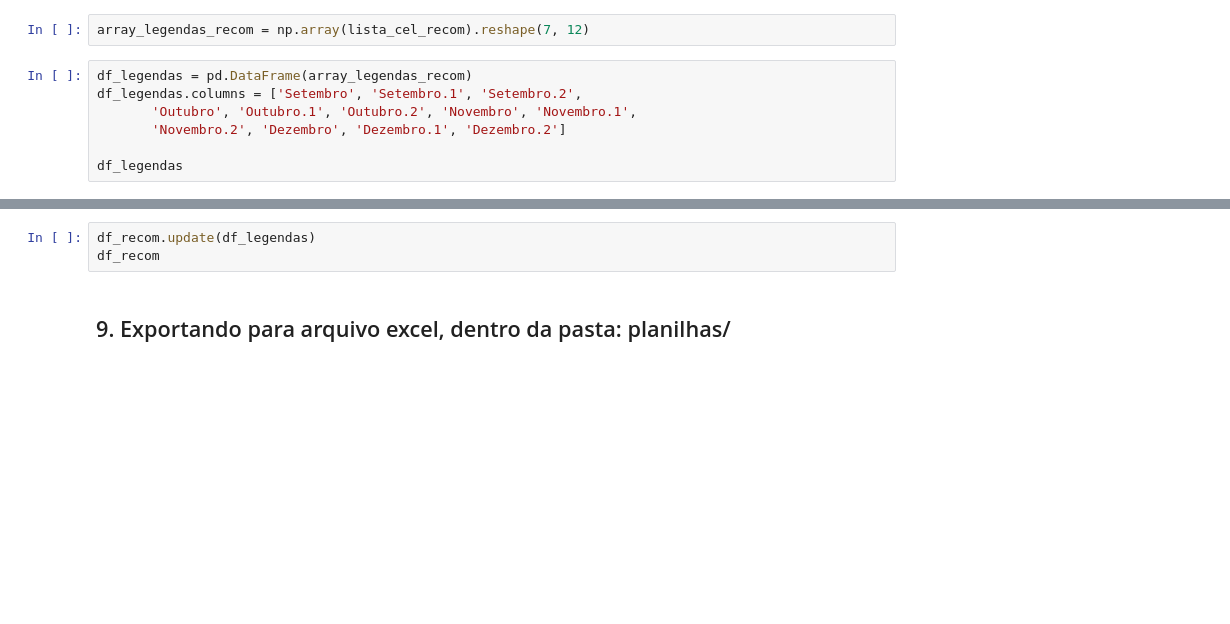
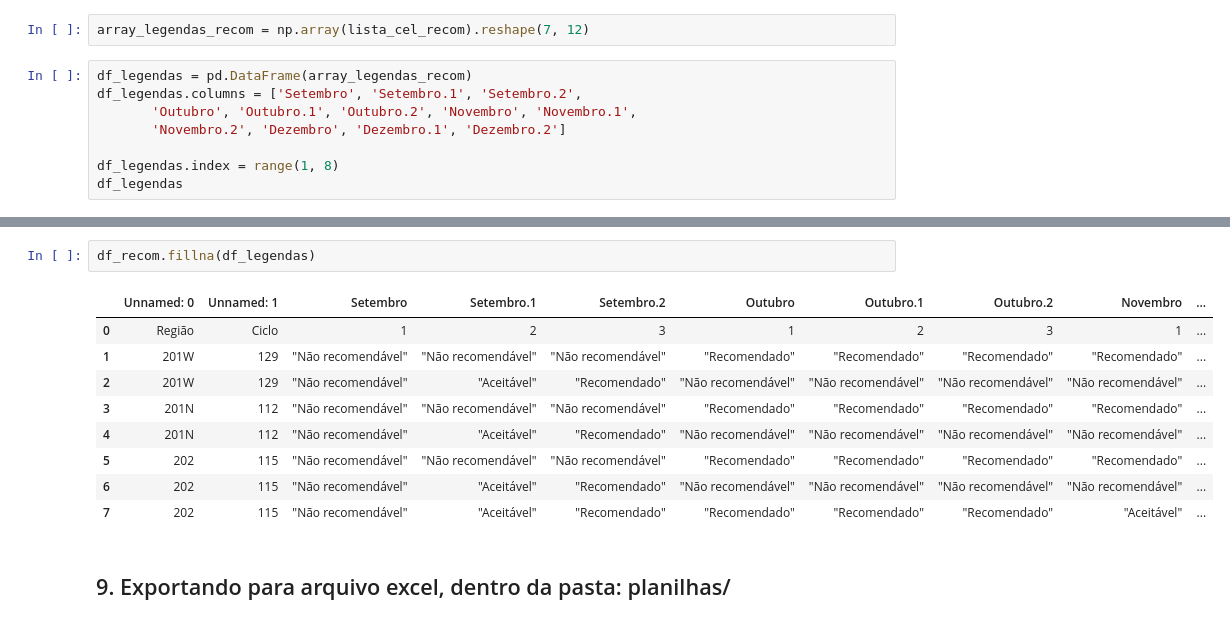
Before and after one commit to anandaheino/WebScraping_Practice, a Jupyter notebook: Exemplo_Syngenta_nk.ipynb, the cells around one changed output, grey strips where cells are left out. Drawn from its saved outputs; the diff is of its cells as text; blank space fills up the shorter version.

```diff
--- a/Exemplo_Syngenta_nk.ipynb
+++ b/Exemplo_Syngenta_nk.ipynb
@@ -218,4 +301,5 @@ df_legendas.columns = ['Setembro', 'Setembro.1', 'Setembro.2',
        'Outubro', 'Outubro.1', 'Outubro.2', 'Novembro', 'Novembro.1',
        'Novembro.2', 'Dezembro', 'Dezembro.1', 'Dezembro.2']
 
+df_legendas.index = range(1, 8)
 df_legendas
@@ -222,6 +315,15 @@ df_legendas
 # %%
-df_recom.update(df_legendas)
-df_recom
+df_recom.fillna(df_legendas)
+# %% [output]
+|  | Unnamed: 0 | Unnamed: 1 | Setembro | Setembro.1 | Setembro.2 | Outubro | Outubro.1 | Outubro.2 | Novembro | ... |
+| 0 | Região | Ciclo | 1 | 2 | 3 | 1 | 2 | 3 | 1 | ... |
+| 1 | 201W | 129 | "Não recomendável" | "Não recomendável" | "Não recomendável" | "Recomendado" | "Recomendado" | "Recomendado" | "Recomendado" | ... |
+| 2 | 201W | 129 | "Não recomendável" | "Aceitável" | "Recomendado" | "Não recomendável" | "Não recomendável" | "Não recomendável" | "Não recomendável" | ... |
+| 3 | 201N | 112 | "Não recomendável" | "Não recomendável" | "Não recomendável" | "Recomendado" | "Recomendado" | "Recomendado" | "Recomendado" | ... |
+| 4 | 201N | 112 | "Não recomendável" | "Aceitável" | "Recomendado" | "Não recomendável" | "Não recomendável" | "Não recomendável" | "Não recomendável" | ... |
+| 5 | 202 | 115 | "Não recomendável" | "Não recomendável" | "Não recomendável" | "Recomendado" | "Recomendado" | "Recomendado" | "Recomendado" | ... |
+| 6 | 202 | 115 | "Não recomendável" | "Aceitável" | "Recomendado" | "Não recomendável" | "Não recomendável" | "Não recomendável" | "Não recomendável" | ... |
+| 7 | 202 | 115 | "Não recomendável" | "Aceitável" | "Recomendado" | "Recomendado" | "Recomendado" | "Recomendado" | "Aceitável" | ... |
 # %% [markdown]
 ## 9. Exportando para arquivo excel, dentro da pasta: planilhas/
 # %%
```
Also changed, not shown: parts of 23 cells of this notebook.
